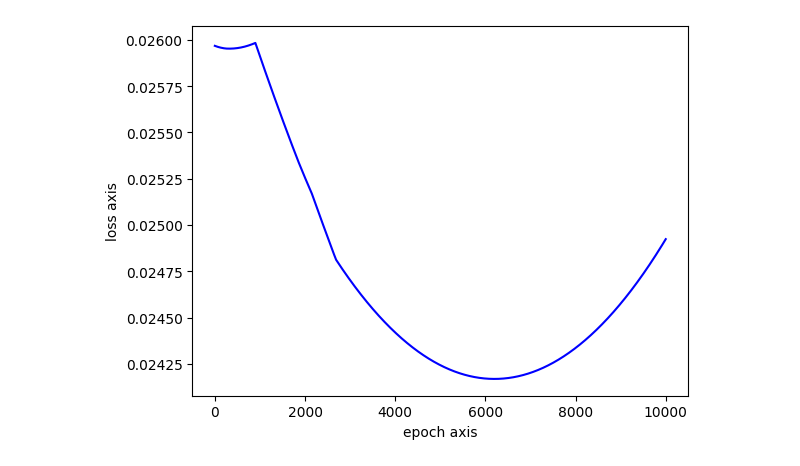
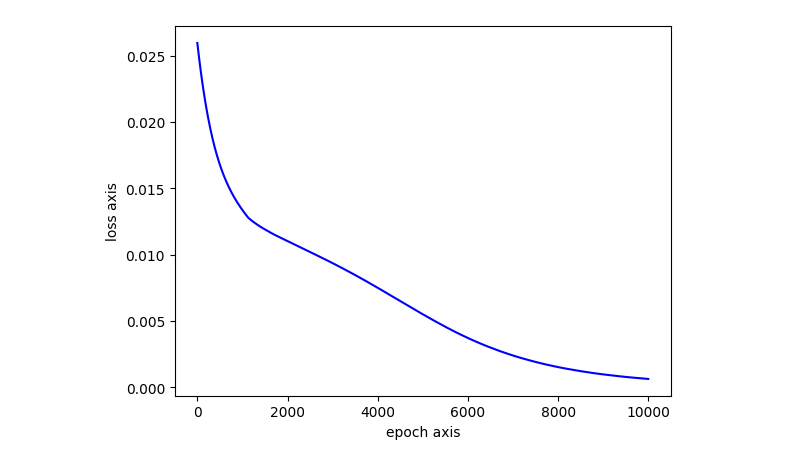
Before and after one commit to lucker3900/machine_learning, a Jupyter notebook: test27.ipynb, the cells around one changed output. Drawn from its saved outputs; the diff is of its cells as text; code cells hidden in the pictures.

```diff
--- a/test27.ipynb
+++ b/test27.ipynb
@@ -33,6 +33,23 @@ def forward(w1, w2, w3, b1, b2, b3, x):
 def compute_loss(y_pred, y_true):
   loss = (y_pred - y_true)**2 /2
   return loss
+# %%
+#反向传播，计算梯度
+def backward(y_pred, y_true, h1, h2, z1, z2, w2, w3, x):
+  dzout = (y_pred - y_true) * y_pred * (1- y_pred) #shape (2,1)
+  b3_grad = np.mean(dzout, axis=0, keepdims=True).flatten()
+  w3_grad = np.dot(h2.T, dzout) #shape (2,1)
+
+  dh2 = np.dot(dzout, w3.T) #shape (2,2)
+  dz2 = dh2 * (z2>0)
+  b2_grad = np.mean(dz2, axis=0, keepdims=True)
+  w2_grad = np.dot(h1.T, dz2) #shape (2,2)
+
+  dh1 = np.dot(dz2, w2.T) #shape (2,2)
+  dz1 = dh1 * (z1>0) #shape(2,2)
+  b1_grad = np.mean(dz1, axis=0, keepdims=True)
+  w1_grad = np.dot(x.T, dz1) #shape (1,2)
+  return w1_grad, w2_grad, w3_grad, b1_grad, b2_grad, b3_grad
 # %%
 #更新参数,weight, bias
 def update_params(w1, w2, w3, b1, b2, b3, w1_grad, w2_grad, w3_grad, b1_grad, b2_grad, b3_grad, learning_rate):
@@ -44,6 +61,7 @@ def update_params(w1, w2, w3, b1, b2, b3, w1_grad, w2_grad, w3_grad, b1_grad, b2
   b3 -= learning_rate * b3_grad
   return w1, w2, w3, b1, b2, b3
 # %%
+#参数初始化
 w1 = np.array([[0.2, 0.3]])
 
 b1 = np.array([[0.1, -0.1]])
@@ -73,12 +91,13 @@ for epoch in range(epochs):
   loss = compute_loss(y_pred, y_true)
   losses.append(loss.flatten().mean())
 
-  y_pred = forward(w1, w2, w3, b1, b2, b3, x)
+  w1_grad, w2_grad, w3_grad, b1_grad, b2_grad, b3_grad = backward(y_pred, y_true, h1, h2, z1, z2, w2, w3, x)
   w1, w2, w3, b1, b2, b3 = update_params(w1, w2, w3, b1, b2, b3, w1_grad, w2_grad, w3_grad, b1_grad, b2_grad, b3_grad, learning_rate)
 
   if epoch%100 == 0:
     print("Epoch:", epoch + 1,
       "loss:", np.round(loss.flatten().mean(axis=0, keepdims=True), 4),
+      "y_pred", np.round(y_pred.flatten(), 4),
       "w1:", np.round(w1.flatten(), 1),
       "w2:", np.round(w2.flatten(), 1),
       "w3:", np.round(w3.flatten(), 1),
@@ -112 +131 @@ Epoch: 9901 loss: [0.0249] w1: [-1.2 -0.8] w2: [ 0.4 -0.1  0.2  0.2] w3: [0.5 1.
-[figure, old version]
+[figure, new version]
```
Also changed, not shown: parts of 5 cells of this notebook.
